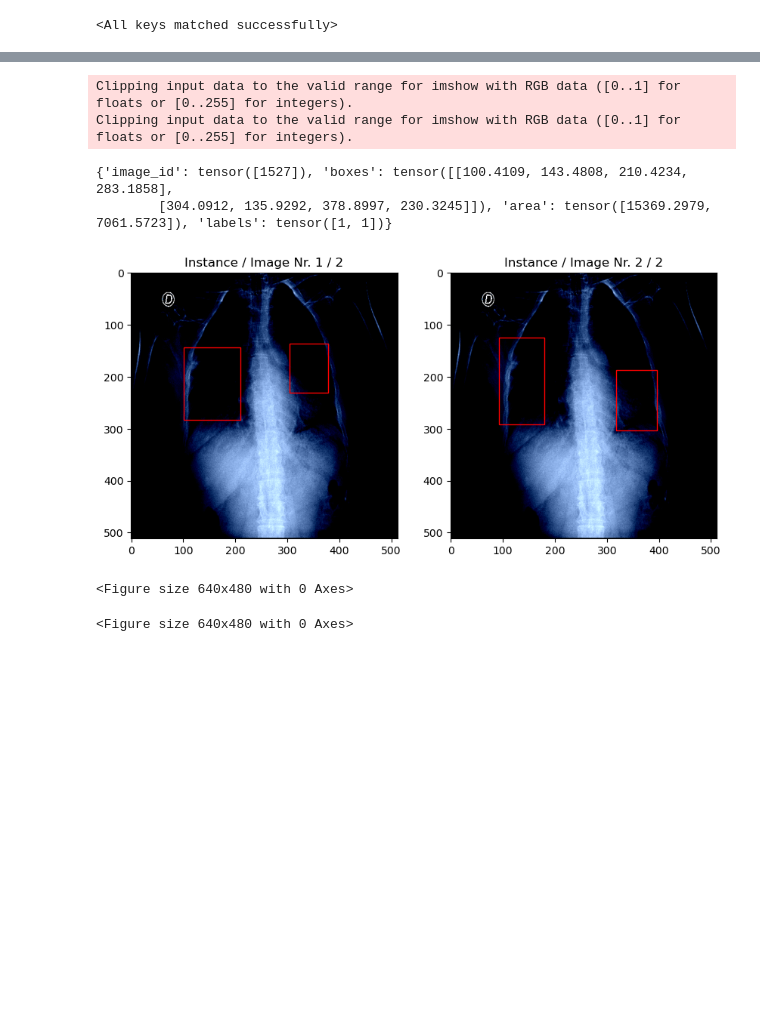
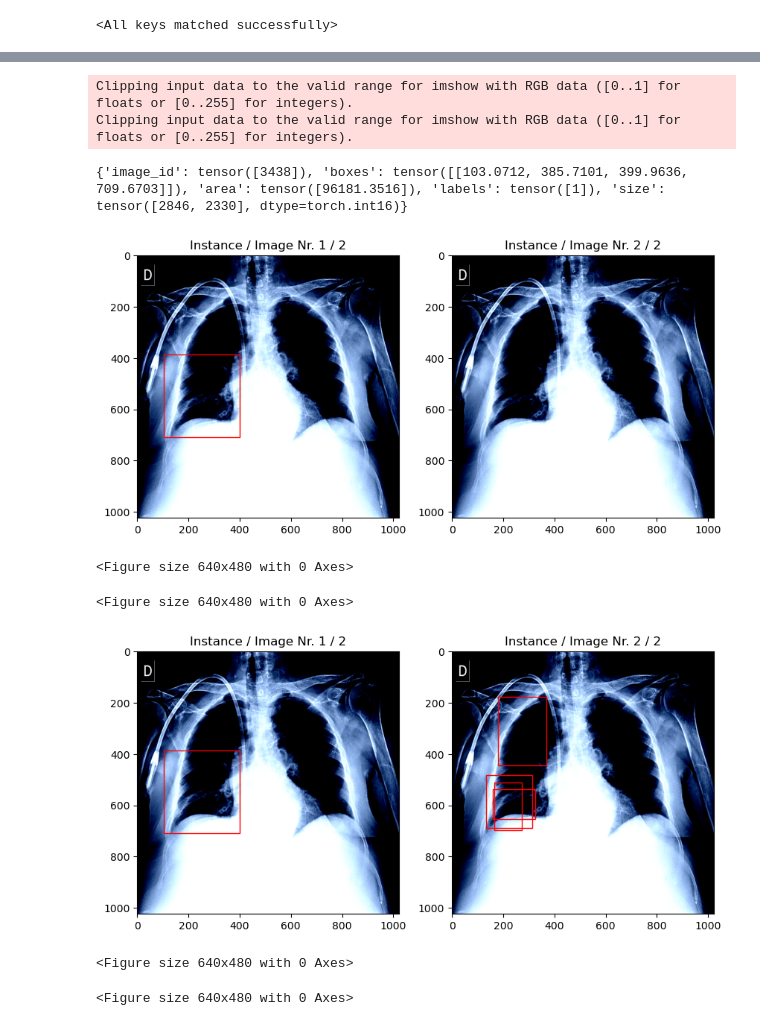
Before and after one commit to JulianSe26/aml-project, a Jupyter notebook: src/rcnn/augmentation_test.ipynb, the cells around one changed output, grey strips where cells are left out. Saved outputs shown, nothing was run; the diff lists cells and outputs as text; code cells hidden in the pictures; blank space fills up the shorter version.

Commit message:
finished faster rcnn training

```diff
--- a/src/rcnn/augmentation_test.ipynb
+++ b/src/rcnn/augmentation_test.ipynb
@@ -16,12 +16,12 @@ Done (t=0.01s)
 creating index...
 index created!
 # %%
-found = False
-while not found:
-    idx = np.random.randint(len(train))
-    train_img = train.__getitem__(idx)
-    test_img = test.__getitem__(idx)
-    found = len(train_img[1]['boxes']) > 0
+#found = False
+#while not found:
+idx = np.random.randint(len(train))
+train_img = train.__getitem__(idx)
+test_img = test.__getitem__(idx)
+ #   found = len(train_img[1]['boxes']) > 0
 # %%
 def add_bounding_boxes(target, ax):
     boxes = target['boxes']
@@ -56,7 +55,7 @@ import torch
 from model import ChestRCNN
 # %%
 model = ChestRCNN("../resnet/models/resnext101_32x8d_epoch_35.pt")
-model.load_state_dict(torch.load("./models/fasterrcnn_epoch_10.pt"))
+model.load_state_dict(torch.load("./models/fasterrcnn_epoch_50.pt"))
 # %% [output]
 <All keys matched successfully>
 # %%
@@ -108,11 +107,13 @@ pred
 # %%
-pred[0]['boxes'] = pred[0]['boxes'].detach().numpy()[:2]
+pred[0]['boxes'] = [box for box, score in zip(pred[0]['boxes'].detach().numpy(), pred[0]['scores']) if score > .5]
 show_samples_for(test_img, (test_img[0], pred[0]))
 # %% [output]
 Clipping input data to the valid range for imshow with RGB data ([0..1] for floats or [0..255] for integers).
 Clipping input data to the valid range for imshow with RGB data ([0..1] for floats or [0..255] for integers).
-{'image_id': tensor([1527]), 'boxes': tensor([[100.4109, 143.4808, 210.4234, 283.1858],
-        [304.0912, 135.9292, 378.8997, 230.3245]]), 'area': tensor([15369.2979,  7061.5723]), 'labels': tensor([1, 1])}
+{'image_id': tensor([3438]), 'boxes': tensor([[103.0712, 385.7101, 399.9636, 709.6703]]), 'area': tensor([96181.3516]), 'labels': tensor([1]), 'size': tensor([2846, 2330], dtype=torch.int16)}
-[figure, old version]
+[figure, new version]
 <Figure size 640x480 with 0 Axes>
 <Figure size 640x480 with 0 Axes>
+[figure, added]
+<Figure size 640x480 with 0 Axes>
+<Figure size 640x480 with 0 Axes>
```
Also changed, not shown: parts of 10 cells of this notebook, 6 other files.
